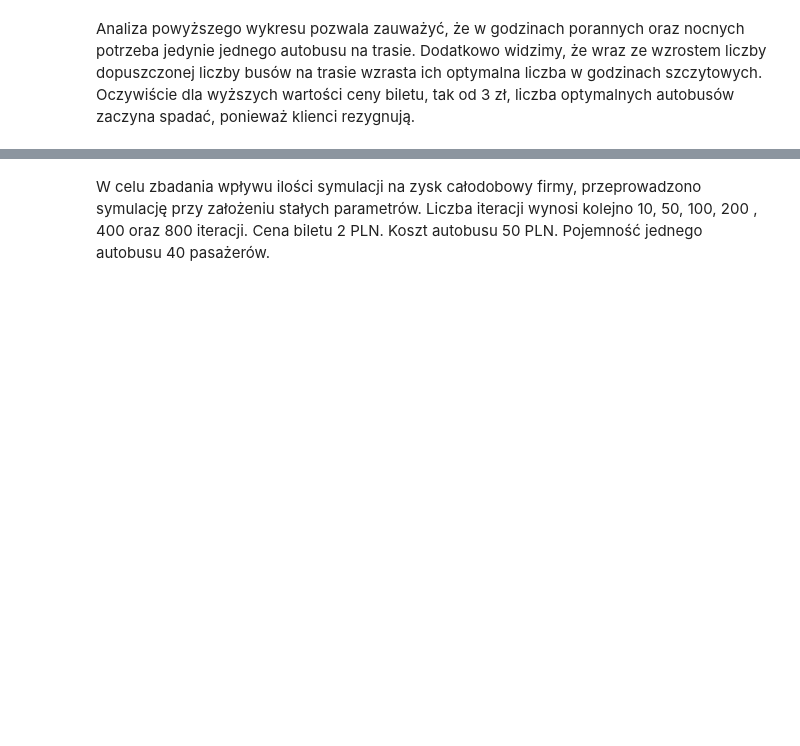
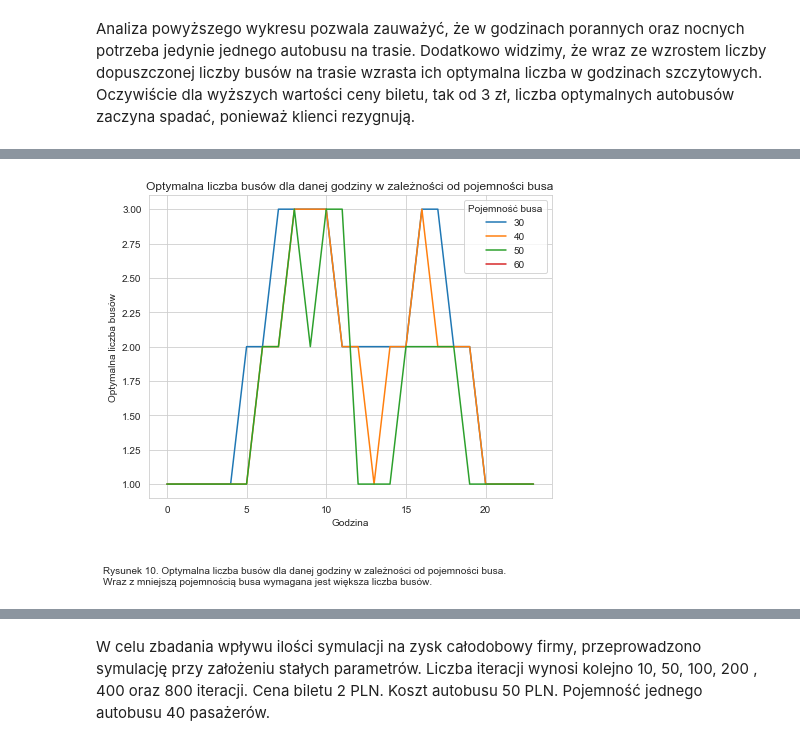
Before and after one commit to fmordarski/Passengers-simulation, a Jupyter notebook: Raport_MZK.ipynb, the cells around one changed output, grey strips where cells are left out. Cells and saved outputs as stored; diff of their text form; code cells hidden in the pictures; blank space fills up the shorter version.

```diff
--- a/Raport_MZK.ipynb
+++ b/Raport_MZK.ipynb
@@ -643 +646,24 @@ Analiza powyższego wykresu pozwala zauważyć, że w godzinach porannych oraz n
+# %%
+ceny = [1, 1.5, 2, 2.5, 3, 3.5, 4]
+max_buses = range(3, 7)
+capacity = [30, 40, 50, 60]
+cost_buses = range(40, 100, 10)
+dfs_grouped = {}
+for cap in capacity:
+    df = data[(data["Maksymalna liczba busów"]==6) & (data['Pojemność busa']==cap)]
+    grouped = df.groupby(['Godzina'])['Optymalna liczba'].agg(lambda x:x.value_counts().index[0]).reset_index()
+    dfs_grouped[cap] = grouped
+fig1 = plt.figure(figsize=(7, 6))
+ax1 = fig1.add_axes((0.1, 0.2, 0.8, 0.7))
+for cap in capacity:
+    ax1.plot(dfs_grouped[cap]['Godzina'], dfs_grouped[cap]['Optymalna liczba'], label=cap)
+ax1.legend(loc=1, title='Pojemność busa')
+plt.ylabel('Optymalna liczba busów')
+plt.xlabel('Godzina')
+plt.title('Optymalna liczba busów dla danej godziny w zależności od pojemności busa')
+fig1.text(.01, .001,
+          "Rysunek 10. Optymalna liczba busów dla danej godziny w zależności od pojemności busa. \n"
+          "Wraz z mniejszą pojemnością busa wymagana jest większa liczba busów.");
+# %% [output]
+[figure, added]
 # %% [markdown]
```
Also changed, not shown: parts of 16 cells of this notebook.
